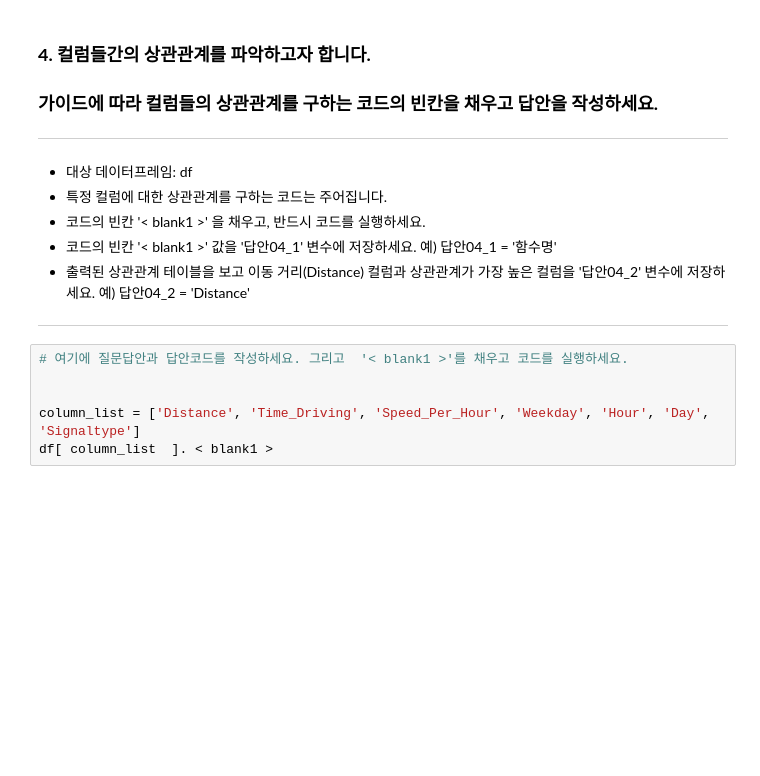
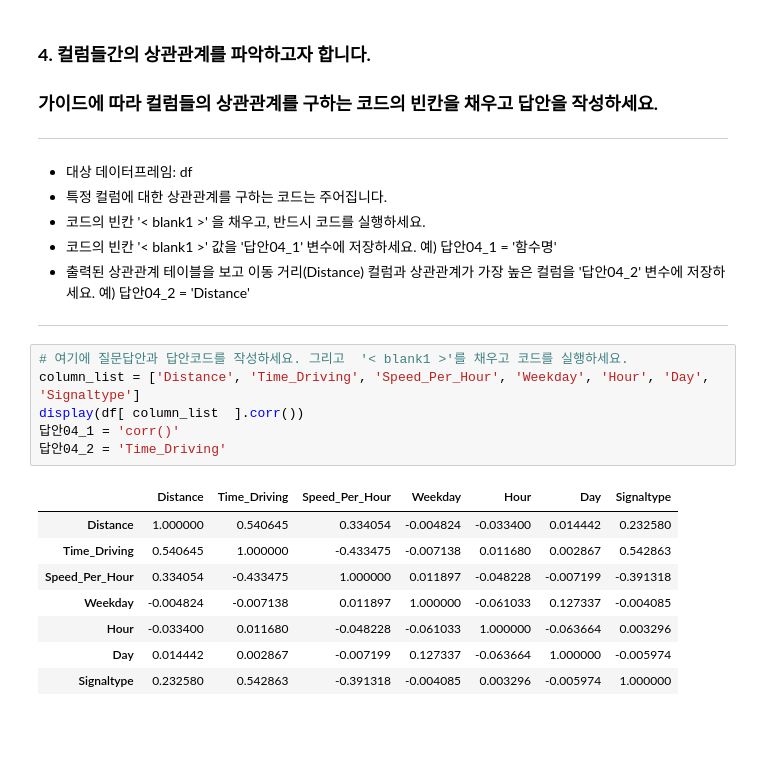
Before and after one commit to Sihyeon0123/AIVLE_School, a Jupyter notebook: AICE ASSOCIATE/1일차/8기_ASSO_과제1(내비게이션).ipynb, the cells around one changed output. Drawn from its saved outputs; the diff is of its cells as text; blank space fills up the shorter version.

```diff
--- a/AICE ASSOCIATE/1일차/8기_ASSO_과제1(내비게이션).ipynb
+++ b/AICE ASSOCIATE/1일차/8기_ASSO_과제1(내비게이션).ipynb
@@ -110,10 +114,19 @@ mpl.rcParams['axes.unicode_minus'] = False
 ---
 # %%
 # 여기에 질문답안과 답안코드를 작성하세요. 그리고  '< blank1 >'를 채우고 코드를 실행하세요.
-
-
 column_list = ['Distance', 'Time_Driving', 'Speed_Per_Hour', 'Weekday', 'Hour', 'Day', 'Signaltype']
-df[ column_list  ]. < blank1 >
+display(df[ column_list  ].corr())
+답안04_1 = 'corr()'
+답안04_2 = 'Time_Driving'
+# %% [output]
+|  | Distance | Time_Driving | Speed_Per_Hour | Weekday | Hour | Day | Signaltype |
+| Distance | 1.000000 | 0.540645 | 0.334054 | -0.004824 | -0.033400 | 0.014442 | 0.232580 |
+| Time_Driving | 0.540645 | 1.000000 | -0.433475 | -0.007138 | 0.011680 | 0.002867 | 0.542863 |
+| Speed_Per_Hour | 0.334054 | -0.433475 | 1.000000 | 0.011897 | -0.048228 | -0.007199 | -0.391318 |
+| Weekday | -0.004824 | -0.007138 | 0.011897 | 1.000000 | -0.061033 | 0.127337 | -0.004085 |
+| Hour | -0.033400 | 0.011680 | -0.048228 | -0.061033 | 1.000000 | -0.063664 | 0.003296 |
+| Day | 0.014442 | 0.002867 | -0.007199 | 0.127337 | -0.063664 | 1.000000 | -0.005974 |
+| Signaltype | 0.232580 | 0.542863 | -0.391318 | -0.004085 | 0.003296 | -0.005974 | 1.000000 |
 # %% [markdown]
 <br>
 <br>
```
Also changed, not shown: parts of 22 cells of this notebook, 4 other files.
